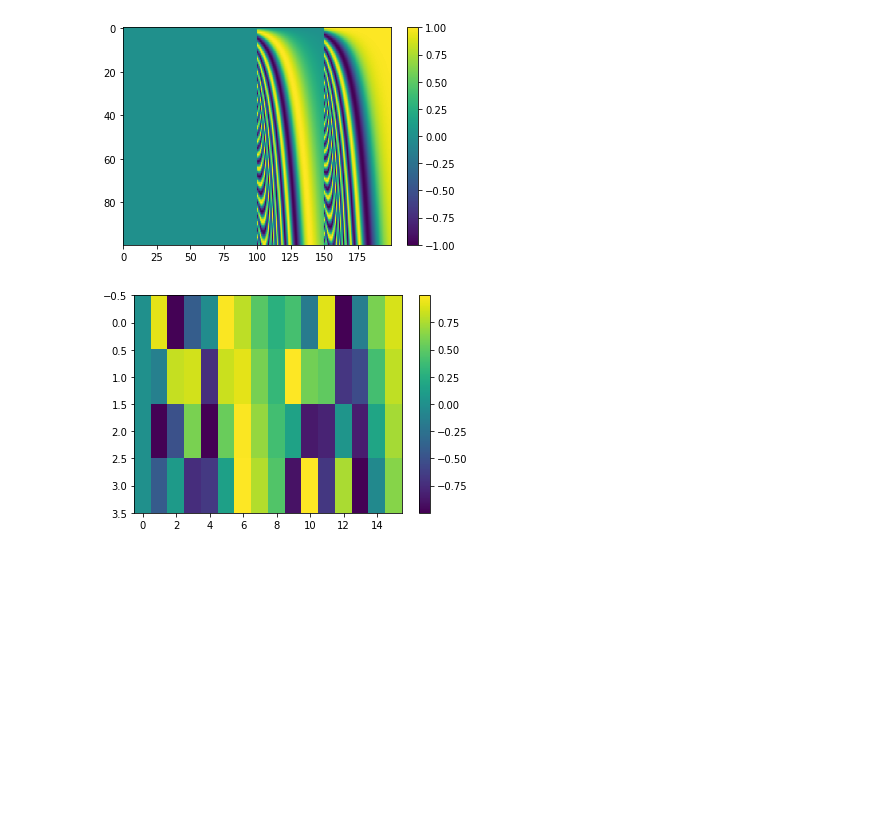
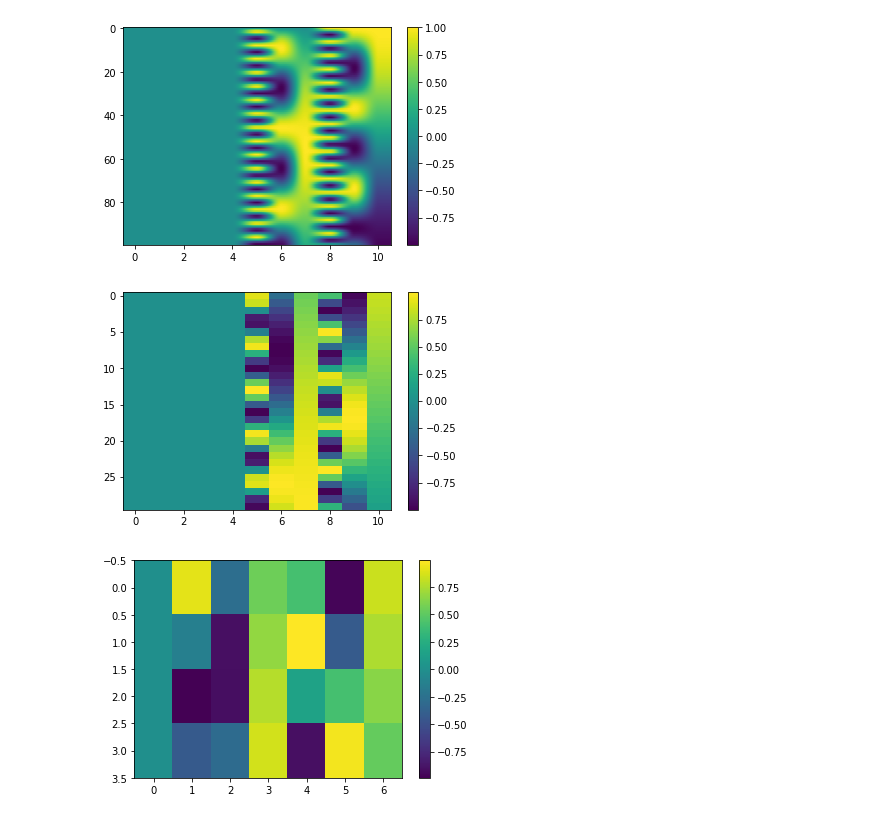
Before and after one commit to jspaezp/elfragmentador, a Jupyter notebook: notebooks/visualize_embeddings.ipynb, the cells around one changed output. Drawn from its saved outputs; the diff is of its cells as text; code cells hidden in the pictures; blank space fills up the shorter version.

```diff
--- a/notebooks/visualize_embeddings.ipynb
+++ b/notebooks/visualize_embeddings.ipynb
@@ -27,22 +105,30 @@ plt.show()
+# %%
+x1 = torch.zeros((1, 100, 5))
+in_vals = torch.tensor([[x] for x in range(100)])
+output = encoder(x1, in_vals)
+
+plt.imshow(output[0,:,:], aspect = "auto")
+plt.colorbar()
+plt.show()
+
+x1 = torch.zeros((1, 30, 5))
+in_vals = torch.tensor([[x] for x in range(20, 50)])
+output = encoder(x1, in_vals)
+
+plt.imshow(output[0,:,:], aspect = "auto")
+plt.colorbar()
+plt.show()
+# %% [output]
+[figure, added]
+[figure, added]
 # %%
-x1 = torch.zeros((1, 100, 100))
-in_vals = torch.tensor([[x] for x in range(100)])
+x1 = torch.zeros((1, 4, 1))
+in_vals = torch.tensor([[20],[25],[30],[35]])
 output = encoder(x1, in_vals)
 
 plt.imshow(output[0,:,:], aspect = "auto")
 plt.colorbar()
 plt.show()
 # %% [output]
-[figure, old version]
+[figure, new version]
-# %%
-x1 = torch.zeros((1, 4, 1))
-in_vals = torch.tensor([[20],[25],[30],[35]])
-encoder = ConcatenationEncoder(15, dropout = 0, max_val = 50)
-output = encoder(x1, in_vals)
-
-plt.imshow(output[0,:,:], aspect = "auto")
-plt.colorbar()
-plt.show()
-# %% [output]
-[figure, removed]
 # %%
```
Also changed, not shown: parts of 9 cells of this notebook, 3 other files.
